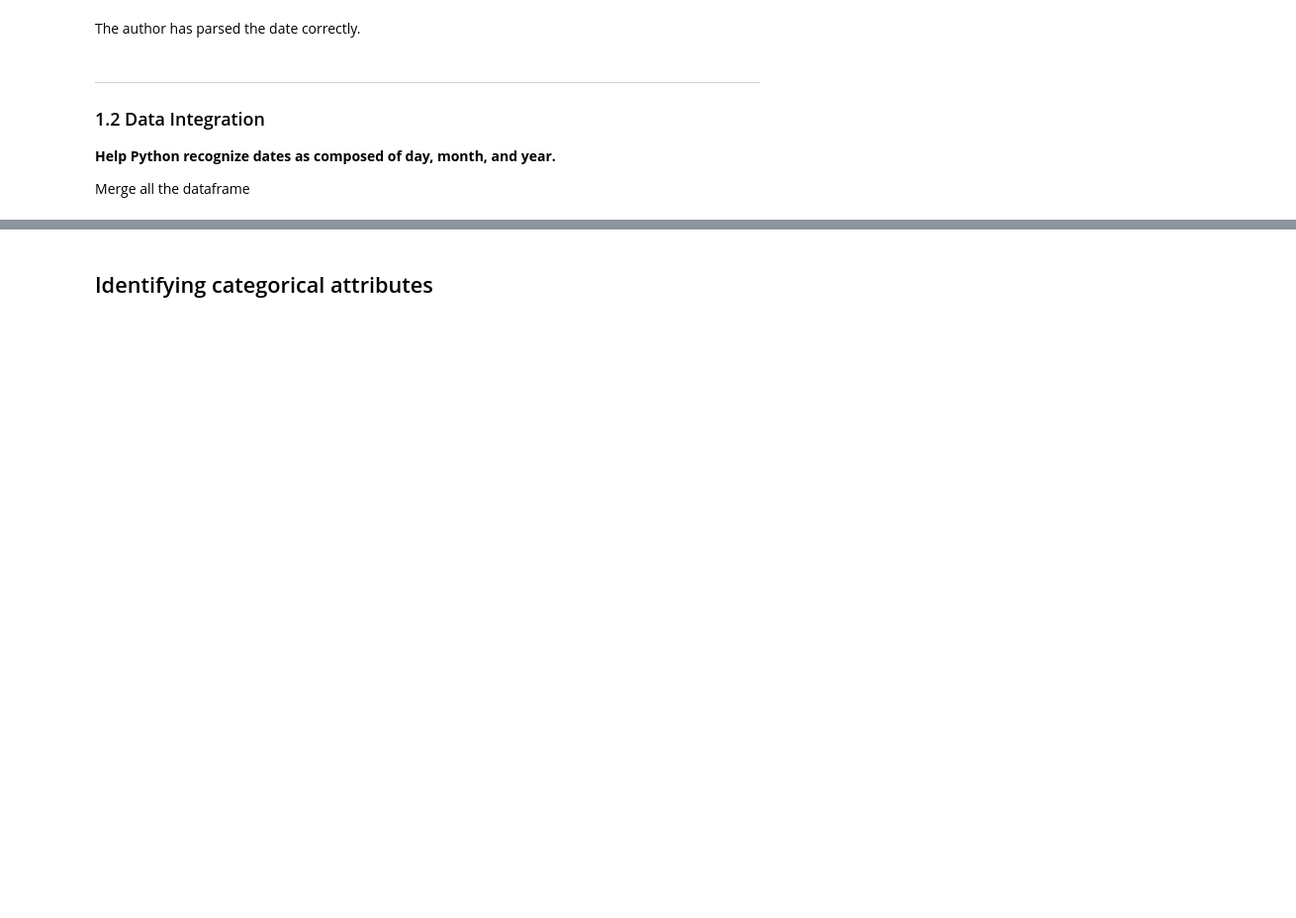
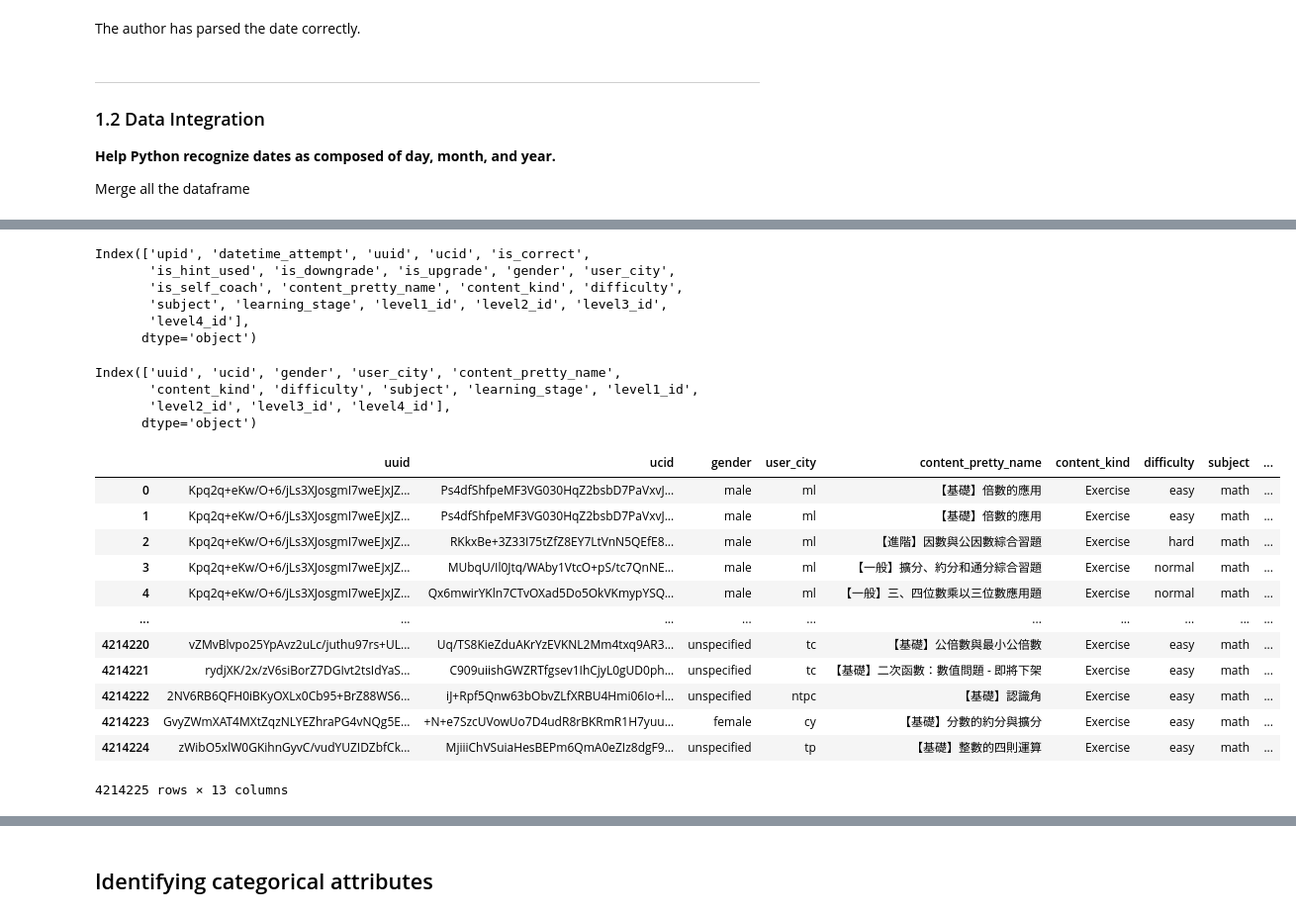
Before and after one commit to likweitan/Assessing-the-Readiness-of-HEI-in-Malaysia-to-Accept-Generation-Alpha, a Jupyter notebook: notebooks/02-data-preprocessing.ipynb, the cells around one changed output, grey strips where cells are left out. Shown at 99% size. Saved outputs shown, nothing was run; the diff lists cells and outputs as text; code cells hidden in the pictures; blank space fills up the shorter version.

```diff
--- a/notebooks/02-data-preprocessing.ipynb
+++ b/notebooks/02-data-preprocessing.ipynb
@@ -503,0 +568,36 @@ info_userdata_and_info_content_df = log_problem_info_userdata_info_content_df.gr
+# %%
+categorical_columns = log_problem_info_userdata_info_content_df.select_dtypes(exclude=['int64','datetime64']).columns
+# %%
+categorical_columns
+# %% [output]
+Index(['upid', 'datetime_attempt', 'uuid', 'ucid', 'is_correct',
+       'is_hint_used', 'is_downgrade', 'is_upgrade', 'gender', 'user_city',
+       'is_self_coach', 'content_pretty_name', 'content_kind', 'difficulty',
+       'subject', 'learning_stage', 'level1_id', 'level2_id', 'level3_id',
+       'level4_id'],
+      dtype='object')
+# %%
+categorical_columns = categorical_columns.drop(labels=['upid','is_correct','is_hint_used','is_downgrade', 'is_upgrade','is_self_coach','datetime_attempt'])
+# %%
+categorical_columns
+# %% [output]
+Index(['uuid', 'ucid', 'gender', 'user_city', 'content_pretty_name',
+       'content_kind', 'difficulty', 'subject', 'learning_stage', 'level1_id',
+       'level2_id', 'level3_id', 'level4_id'],
+      dtype='object')
+# %%
+log_problem_info_userdata_info_content_df[categorical_columns]
+# %% [output]
+|  | uuid | ucid | gender | user_city | content_pretty_name | content_kind | difficulty | subject | ... |
+| 0 | Kpq2q+eKw/O+6/jLs3XJosgmI7weEJxJZ... | Ps4dfShfpeMF3VG030HqZ2bsbD7PaVxvJ... | male | ml | 【基礎】倍數的應用 | Exercise | easy | math | ... |
+| 1 | Kpq2q+eKw/O+6/jLs3XJosgmI7weEJxJZ... | Ps4dfShfpeMF3VG030HqZ2bsbD7PaVxvJ... | male | ml | 【基礎】倍數的應用 | Exercise | easy | math | ... |
+| 2 | Kpq2q+eKw/O+6/jLs3XJosgmI7weEJxJZ... | RKkxBe+3Z33I75tZfZ8EY7LtVnN5QEfE8... | male | ml | 【進階】因數與公因數綜合習題 | Exercise | hard | math | ... |
+| 3 | Kpq2q+eKw/O+6/jLs3XJosgmI7weEJxJZ... | MUbqU/Il0Jtq/WAby1VtcO+pS/tc7QnNE... | male | ml | 【一般】擴分、約分和通分綜合習題 | Exercise | normal | math | ... |
+| 4 | Kpq2q+eKw/O+6/jLs3XJosgmI7weEJxJZ... | Qx6mwirYKln7CTvOXad5Do5OkVKmypYSQ... | male | ml | 【一般】三、四位數乘以三位數應用題 | Exercise | normal | math | ... |
+| ... | ... | ... | ... | ... | ... | ... | ... | ... | ... |
+| 4214220 | vZMvBlvpo25YpAvz2uLc/juthu97rs+UL... | Uq/TS8KieZduAKrYzEVKNL2Mm4txq9AR3... | unspecified | tc | 【基礎】公倍數與最小公倍數 | Exercise | easy | math | ... |
+| 4214221 | rydjXK/2x/zV6siBorZ7DGIvt2tsIdYaS... | C909uiishGWZRTfgsev1IhCjyL0gUD0ph... | unspecified | tc | 【基礎】二次函數：數值問題 - 即將下架 | Exercise | easy | math | ... |
+| 4214222 | 2NV6RB6QFH0iBKyOXLx0Cb95+BrZ88WS6... | iJ+Rpf5Qnw63bObvZLfXRBU4Hmi06Io+l... | unspecified | ntpc | 【基礎】認識角 | Exercise | easy | math | ... |
+| 4214223 | GvyZWmXAT4MXtZqzNLYEZhraPG4vNQg5E... | +N+e7SzcUVowUo7D4udR8rBKRmR1H7yuu... | female | cy | 【基礎】分數的約分與擴分 | Exercise | easy | math | ... |
+| 4214224 | zWibO5xlW0GKihnGyvC/vudYUZIDZbfCk... | MjiiiChVSuiaHesBEPm6QmA0eZIz8dgF9... | unspecified | tp | 【基礎】整數的四則運算 | Exercise | easy | math | ... |
+4214225 rows × 13 columns
```
Also changed, not shown: parts of 60 cells of this notebook.
